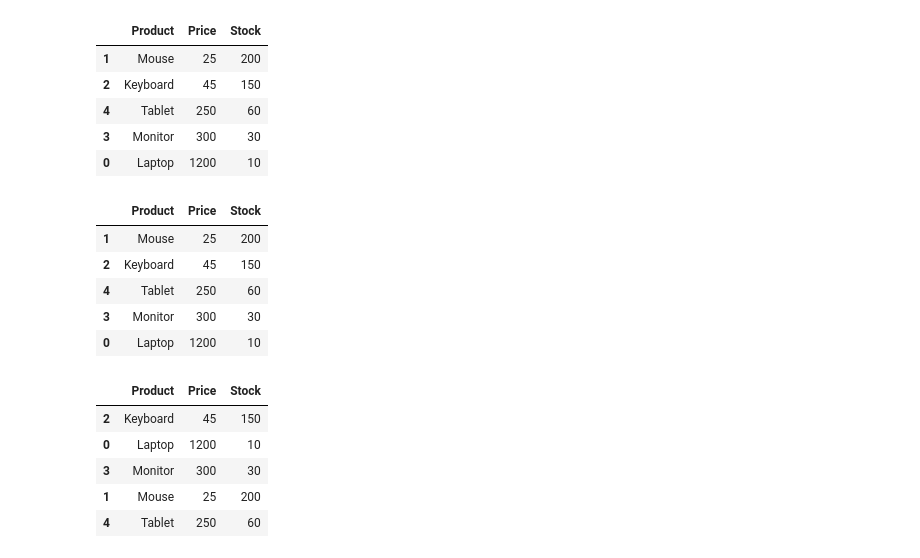
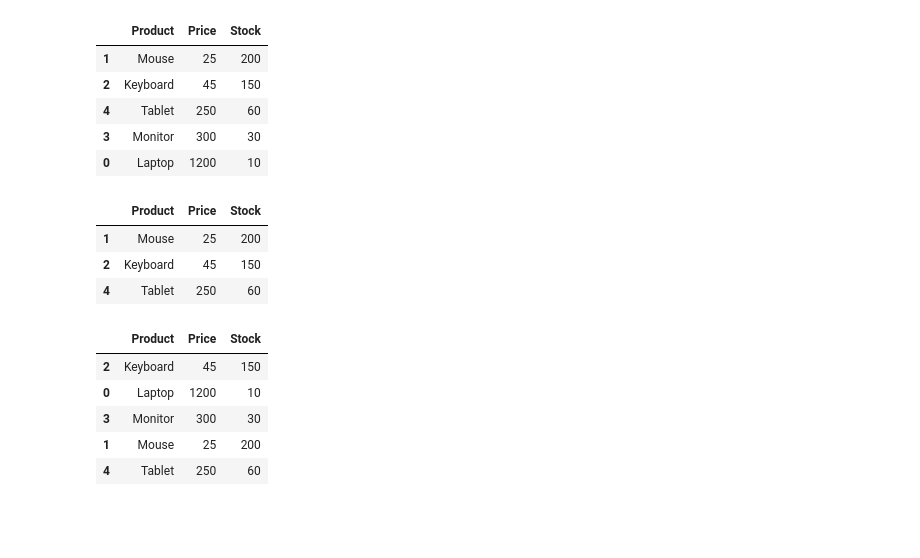
Before and after one commit to KzRaihan/Python_Statistics-Math-For-Machine-Learning, a Jupyter notebook: Module_12_Pandas with Data Analysis/_09_sorting_df.ipynb, the cells around one changed output. Cells and saved outputs as stored; diff of their text form; code cells hidden in the pictures; blank space fills up the shorter version.

```diff
--- a/Module_12_Pandas with Data Analysis/_09_sorting_df.ipynb
+++ b/Module_12_Pandas with Data Analysis/_09_sorting_df.ipynb
@@ -227,14 +227,12 @@ df.sort_values("Price", ascending=1)
 # %%
 # 2. Sort by Stock (descending).
 
-df.sort_values("Stock", ascending=0)
+df.sort_values("Stock", ascending=0).head(3)
 # %% [output]
 |  | Product | Price | Stock |
 | 1 | Mouse | 25 | 200 |
 | 2 | Keyboard | 45 | 150 |
 | 4 | Tablet | 250 | 60 |
-| 3 | Monitor | 300 | 30 |
-| 0 | Laptop | 1200 | 10 |
 # %%
 # 3. Sort by Product name alphabetically.
 
```
Also changed, not shown: parts of 3 cells of this notebook, 16 other files.
